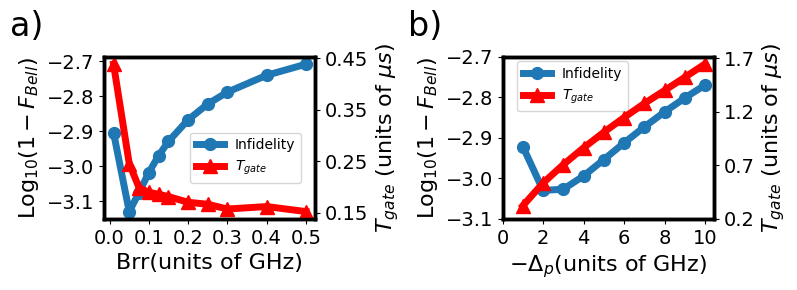
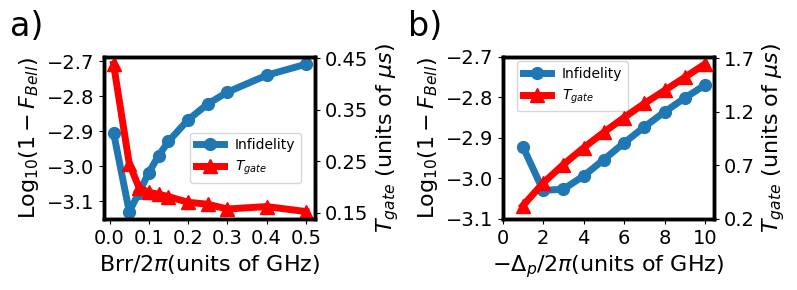
The notebook cell's code change between the first figure and the second:
--- before
+++ after
@@ -18,8 +18,9 @@
 # axa.legend(axald, axalb, fontsize=10)
 
-axa.set_xlabel('Brr' '(units of GHz)', fontsize=16)
+axa.set_xlabel('Brr' '$/ 2 \pi$' '(units of GHz)', fontsize=16)
 axa.set_ylabel('Log' r'$_{10}$' r'$(1-F_{Bell})$', fontsize=16)
 axat.set_ylabel(r'$T_{gate}$' ' (units of ' r'$\mu s$' ')', fontsize=16)
 
+# xinterval = np.arange(0, 1.52, 0.5)
 xinterval = np.arange(0, 0.52, 0.1)
 y1interval = np.arange(-3.1, -2.6, 0.1)
@@ -44,5 +45,5 @@
 axb.legend(axbld, axblb, bbox_to_anchor=(.625, .62), fontsize=10)
 
-axb.set_xlabel(r'$-\Delta_{p}$' '(units of GHz)', fontsize=16)
+axb.set_xlabel(r'$-\Delta_{p} / 2 \pi$' '(units of GHz)', fontsize=16)
 axb.set_ylabel('Log' r'$_{10}$' r'$(1-F_{Bell})$', fontsize=16)
 axbt.set_ylabel(r'$T_{gate}$' ' (units of ' r'$\mu s$' ')', fontsize=16)

Commit: Update data.